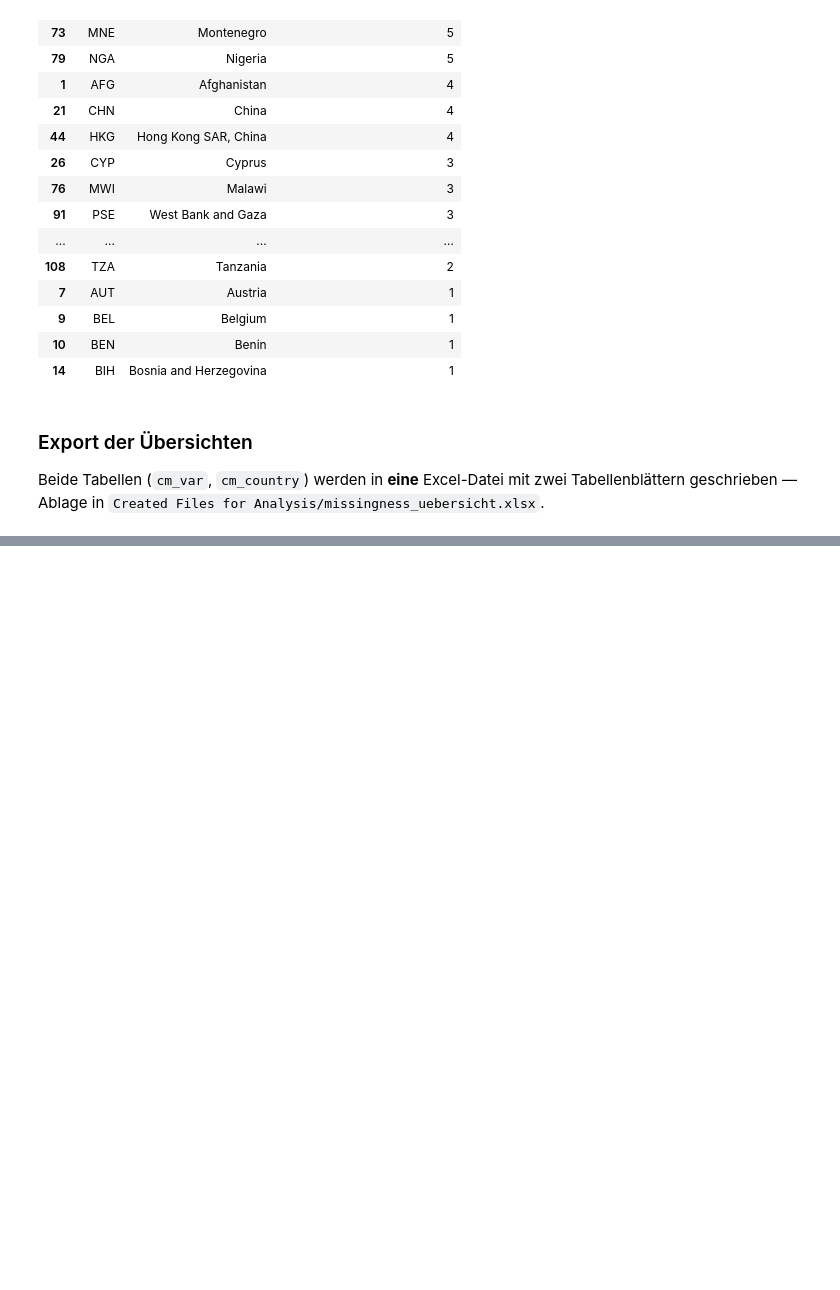
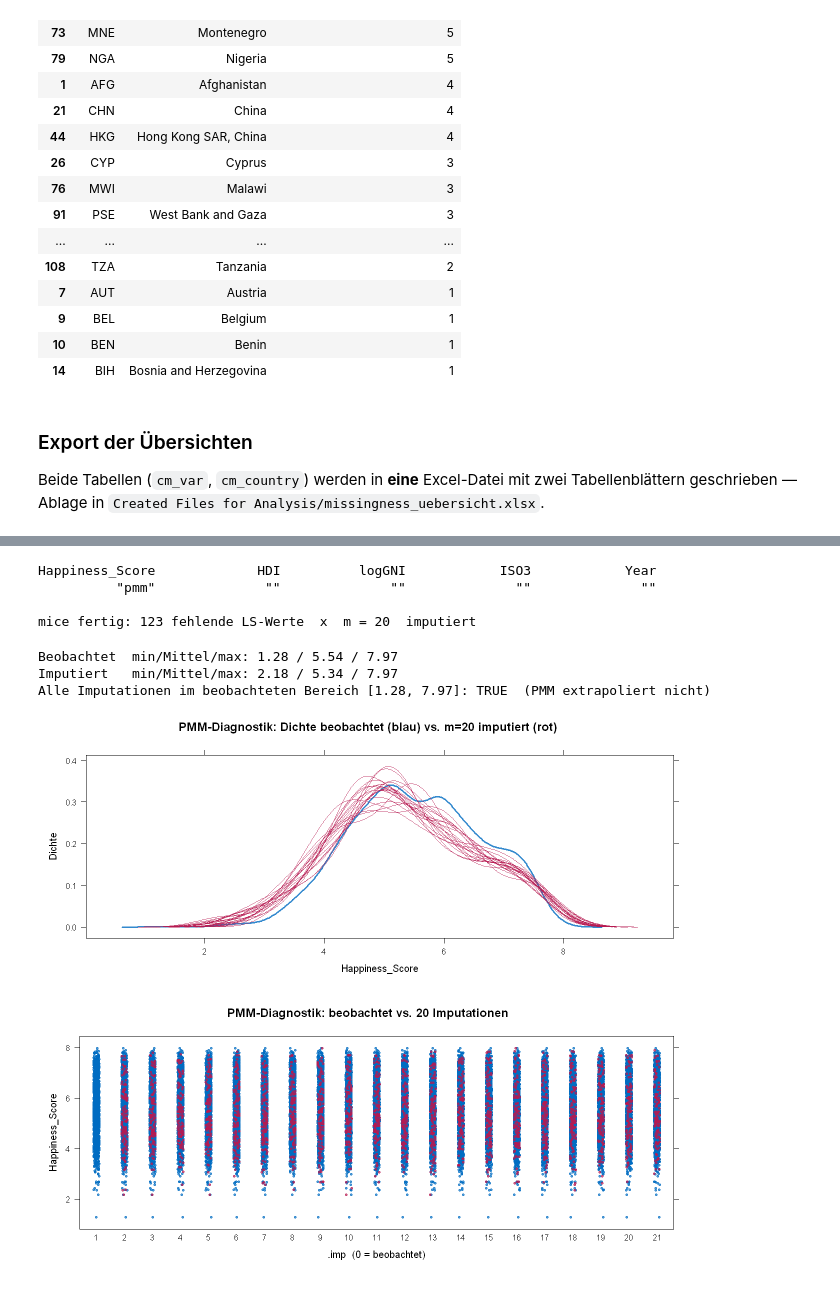
Before and after one commit to MaierMax/Explaining-Well-Being, a Jupyter notebook: code/04_database_cleaning.ipynb, the cells around one changed output, grey strips where cells are left out. Saved outputs shown, nothing was run; the diff lists cells and outputs as text; code cells hidden in the pictures; blank space fills up the shorter version.

```diff
--- a/code/04_database_cleaning.ipynb
+++ b/code/04_database_cleaning.ipynb
@@ -34,8 +34,10 @@ set.seed(42)  # Reproduzierbarkeit
 options(repr.plot.width = 11, repr.plot.height = 7)  # Plotgröße im Notebook
 
 # ── Pfade (Arbeitsverzeichnis = code/, analog zu NB 03) ────────────────
-RAW_PATH  <- file.path("..", "Created DBs", "final_database_raw.csv")
-OUTPUT_DB <- file.path("..", "Created DBs")
+RAW_DB     <- file.path("..", "Created DBs", "Raw DBs")      # Eingang (unbereinigt, aus NB 03)
+CLEANED_DB <- file.path("..", "Created DBs", "Cleaned DBs")  # Ausgang (bereinigt)
+dir.create(CLEANED_DB, recursive = TRUE, showWarnings = FALSE)
+RAW_PATH   <- file.path(RAW_DB, "final_database_raw.csv")
 
 # ── Roh-DB einlesen (fehlende Werte sind als 'n/a' kodiert) ────────────
 df <- readr::read_csv(
@@ -204,0 +265,47 @@ cat(sprintf("  Blatt 2 'Komplett_fehlend_je_Land'    : %d Zeilen x %d Spalten\n"
+# %%
+# ── mice-Input: LS + ausschließlich VOLLSTÄNDIGE Prädiktoren ───────────
+pmm_dat <- df %>%
+  dplyr::transmute(
+    Happiness_Score = Happiness_Score,
+    HDI             = HDI,                      # 0 % fehlend, stärkster Hilfsprädiktor (Zielvariable; §5.5-Ausschluss gilt nur für Schritt 2)
+    logGNI          = log(`UNDP-HDI-GNIPC`),    # GNI p.c. (0 % fehlend), log für Linearität
+    ISO3            = factor(ISO3),             # Land-Fixeffekte (>= 12 LS-Werte je Land)
+    Year            = Year                      # globaler Zeittrend
+  )
+stopifnot(sum(is.na(pmm_dat[, -1])) == 0)        # Prädiktoren wirklich vollständig
+
+meth <- mice::make.method(pmm_dat)               # -> nur Happiness_Score = "pmm"
+pred <- mice::make.predictorMatrix(pmm_dat)
+print(meth)
+
+# Multiple Imputation via PMM (Algorithmus 3.3, Type-1-Matching, d = 5 Spender)
+imp_ls <- mice::mice(pmm_dat, m = 20, method = meth, predictorMatrix = pred,
+                     donors = 5L, maxit = 5, seed = 42, printFlag = FALSE)
+cat(sprintf("\nmice fertig: %d fehlende LS-Werte  x  m = %d  imputiert\n",
+            nrow(imp_ls$imp$Happiness_Score), imp_ls$m))
+# %% [output]
+Happiness_Score             HDI          logGNI            ISO3            Year
+          "pmm"              ""              ""              ""              ""
+
+mice fertig: 123 fehlende LS-Werte  x  m = 20  imputiert
+# %%
+# ── Diagnostik (FIMD §3.4): imputiert vs. beobachtet ───────────────────
+obs  <- df$Happiness_Score[!is.na(df$Happiness_Score)]
+impm <- as.matrix(imp_ls$imp$Happiness_Score)        # n_miss x m
+cat(sprintf("Beobachtet  min/Mittel/max: %.2f / %.2f / %.2f\n", min(obs), mean(obs), max(obs)))
+cat(sprintf("Imputiert   min/Mittel/max: %.2f / %.2f / %.2f\n", min(impm), mean(impm), max(impm)))
+cat(sprintf("Alle Imputationen im beobachteten Bereich [%.2f, %.2f]: %s  (PMM extrapoliert nicht)\n",
+            min(obs), max(obs), all(impm >= min(obs) & impm <= max(obs))))
+
+options(repr.plot.width = 11, repr.plot.height = 4.5)
+print(mice::densityplot(imp_ls, ~ Happiness_Score,
+      main = "PMM-Diagnostik: Dichte beobachtet (blau) vs. m=20 imputiert (rot)"))
+print(mice::stripplot(imp_ls, Happiness_Score ~ .imp, pch = 20, cex = 0.7,
+      xlab = ".imp  (0 = beobachtet)",
+      main = "PMM-Diagnostik: beobachtet vs. 20 Imputationen"))
+# %% [output]
+Beobachtet  min/Mittel/max: 1.28 / 5.54 / 7.97
+Imputiert   min/Mittel/max: 2.18 / 5.34 / 7.97
+Alle Imputationen im beobachteten Bereich [1.28, 7.97]: TRUE  (PMM extrapoliert nicht)
+[figure, added]
+[figure, added]
```
Also changed, not shown: parts of 17 cells of this notebook, 24 other files.
